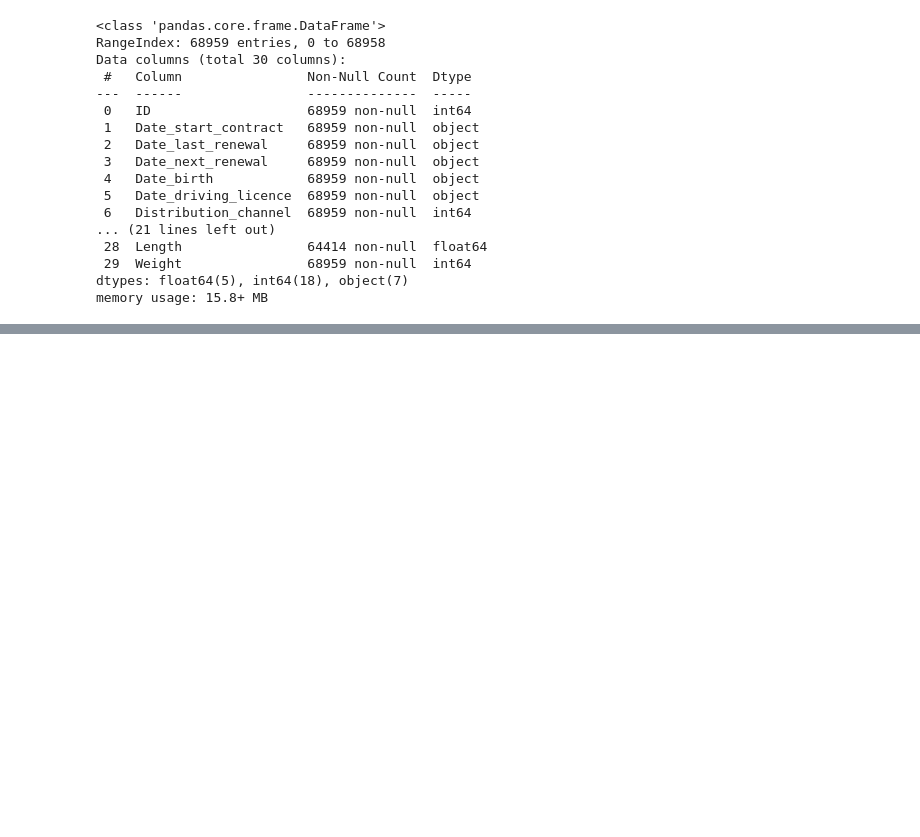
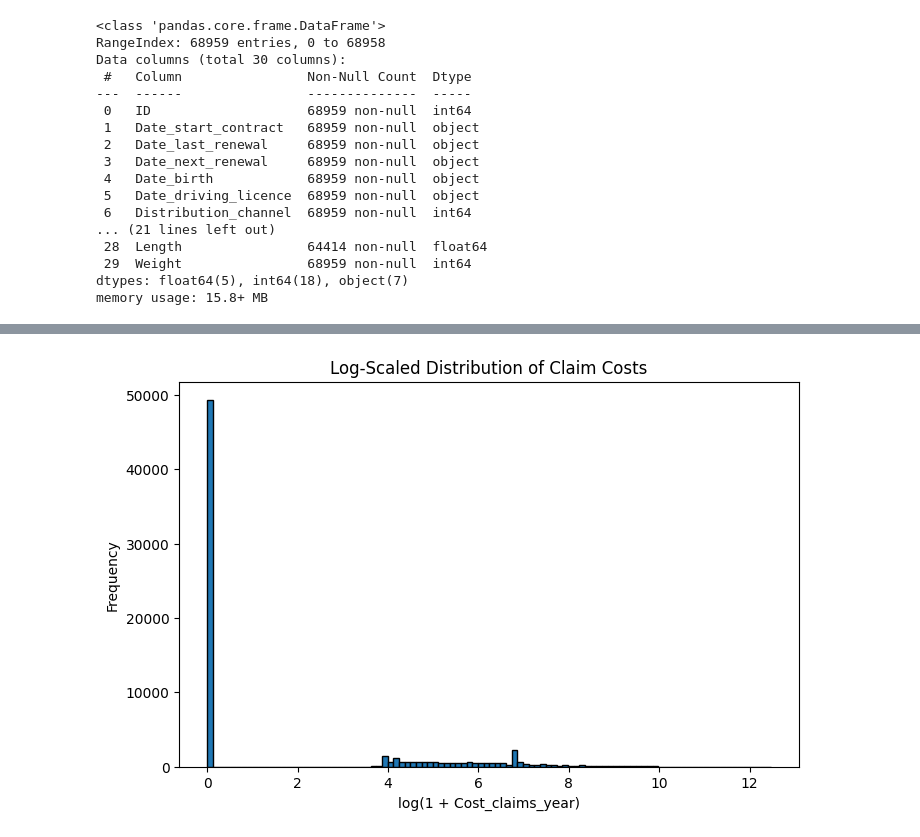
Before and after one commit to VishalLakshmiNarayanan/Tail-Risk-Analysis, a Jupyter notebook: TailRisk_Analysis.ipynb, the cells around one changed output, grey strips where cells are left out. Drawn from its saved outputs; the diff is of its cells as text; code cells hidden in the pictures; blank space fills up the shorter version.

```diff
--- a/TailRisk_Analysis.ipynb
+++ b/TailRisk_Analysis.ipynb
@@ -38,0 +59,12 @@ memory usage: 15.8+ MB
+# %%
+import numpy as np
+import matplotlib.pyplot as plt
+
+plt.figure(figsize=(8,5))
+plt.hist(np.log1p(filter_file['Cost_claims_year']), bins=100, edgecolor='k')
+plt.title('Log-Scaled Distribution of Claim Costs')
+plt.xlabel('log(1 + Cost_claims_year)')
+plt.ylabel('Frequency')
+plt.show()
+# %% [output]
+[figure, added]
```
Also changed, not shown: parts of 9 cells of this notebook, 4 other files.
